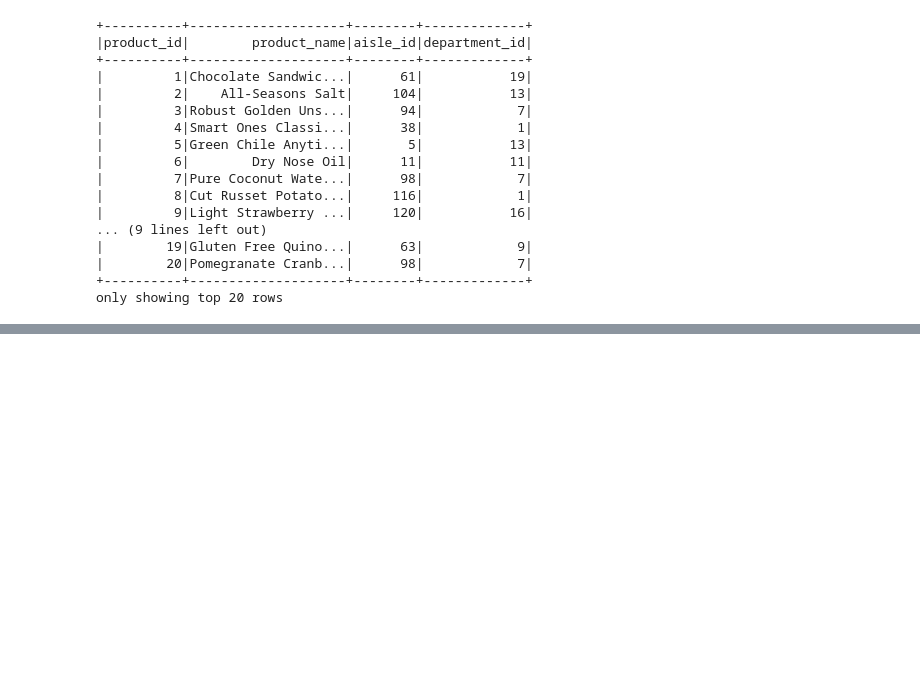
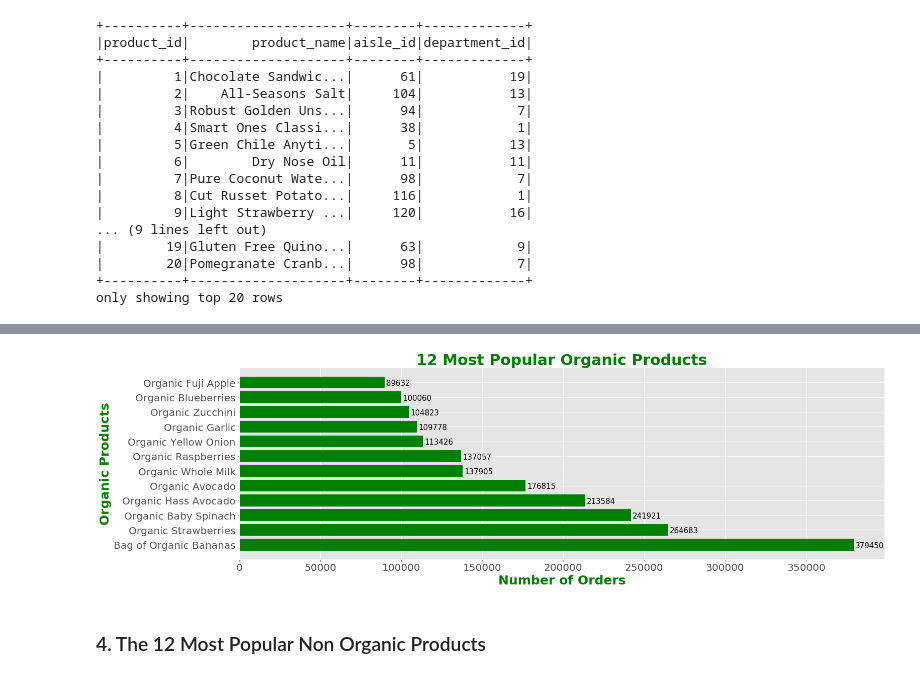
Before and after one commit to WinrichSy/Capstone_Instagram, a Jupyter notebook: Capstone 1 Instacart.ipynb, the cells around one changed output, grey strips where cells are left out. Saved outputs shown, nothing was run; the diff lists cells and outputs as text; code cells hidden in the pictures; blank space fills up the shorter version.

```diff
--- a/Capstone 1 Instacart.ipynb
+++ b/Capstone 1 Instacart.ipynb
@@ -500,0 +380,20 @@ only showing top 20 rows
+# %%
+#3.1 Print Out Bar Graph
+#TODO: done
+most_organics_df = most_organics.toPandas()
+
+fig, ax = plt.subplots(figsize=(23,7))
+popular_organic_items = ax.barh(most_organics_df['product_name'], most_organics_df['orders'], color = 'green', align='center')
+plt.xticks(size = 20, rotation=0)
+plt.yticks(size = 20)
+plt.xlabel('Number of Orders', size=25, color='green', weight='bold')
+plt.ylabel('Organic Products', size=25, color='green', weight='bold')
+plt.title('12 Most Popular Organic Products', fontsize=30, color='green', weight='bold')
+
+autolabel_h(popular_organic_items)
+
+plt.show()
+# %% [output]
+[figure, added]
+# %% [markdown]
+### 4. The 12 Most Popular Non Organic Products
```
Also changed, not shown: parts of 49 cells of this notebook.
